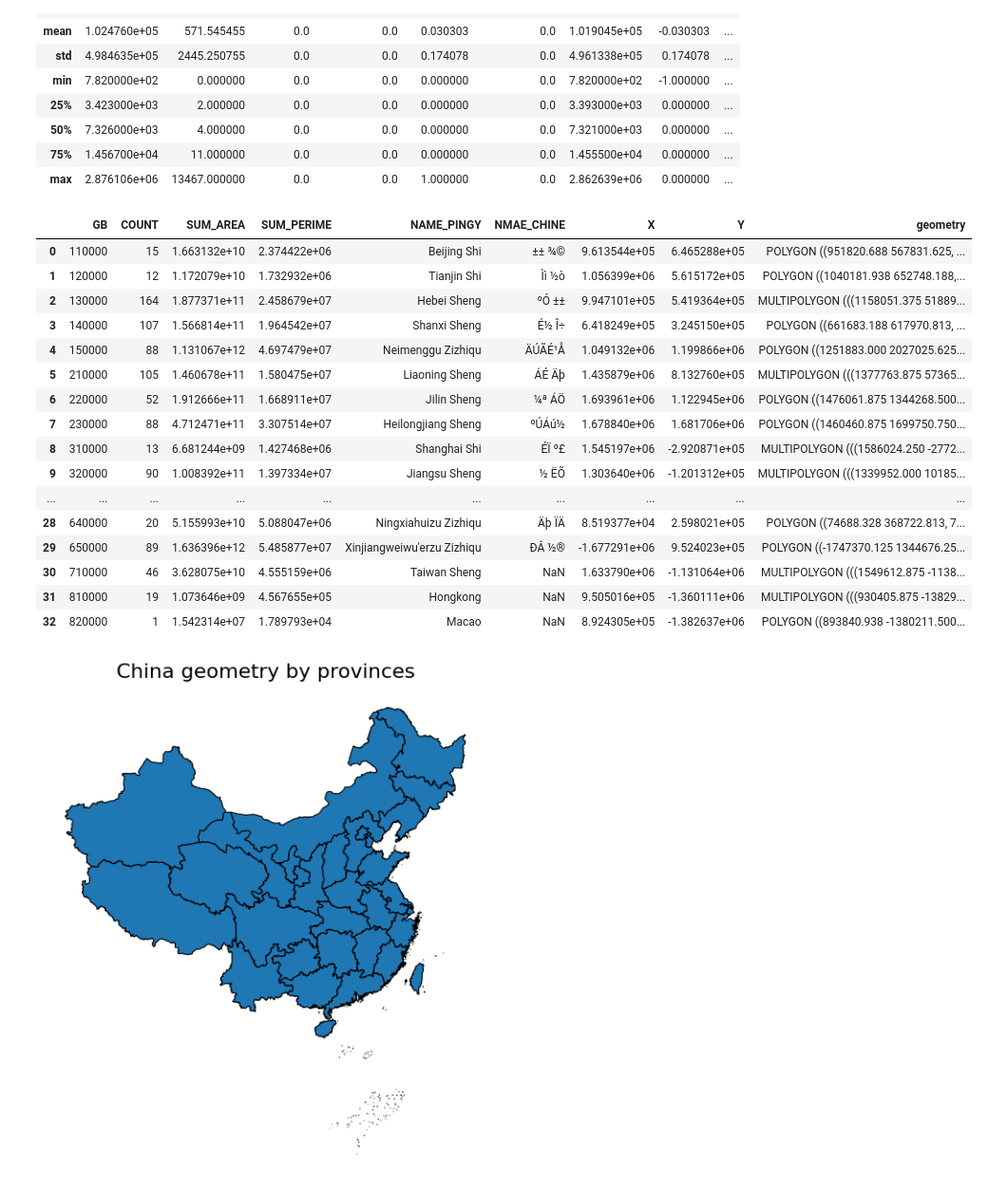
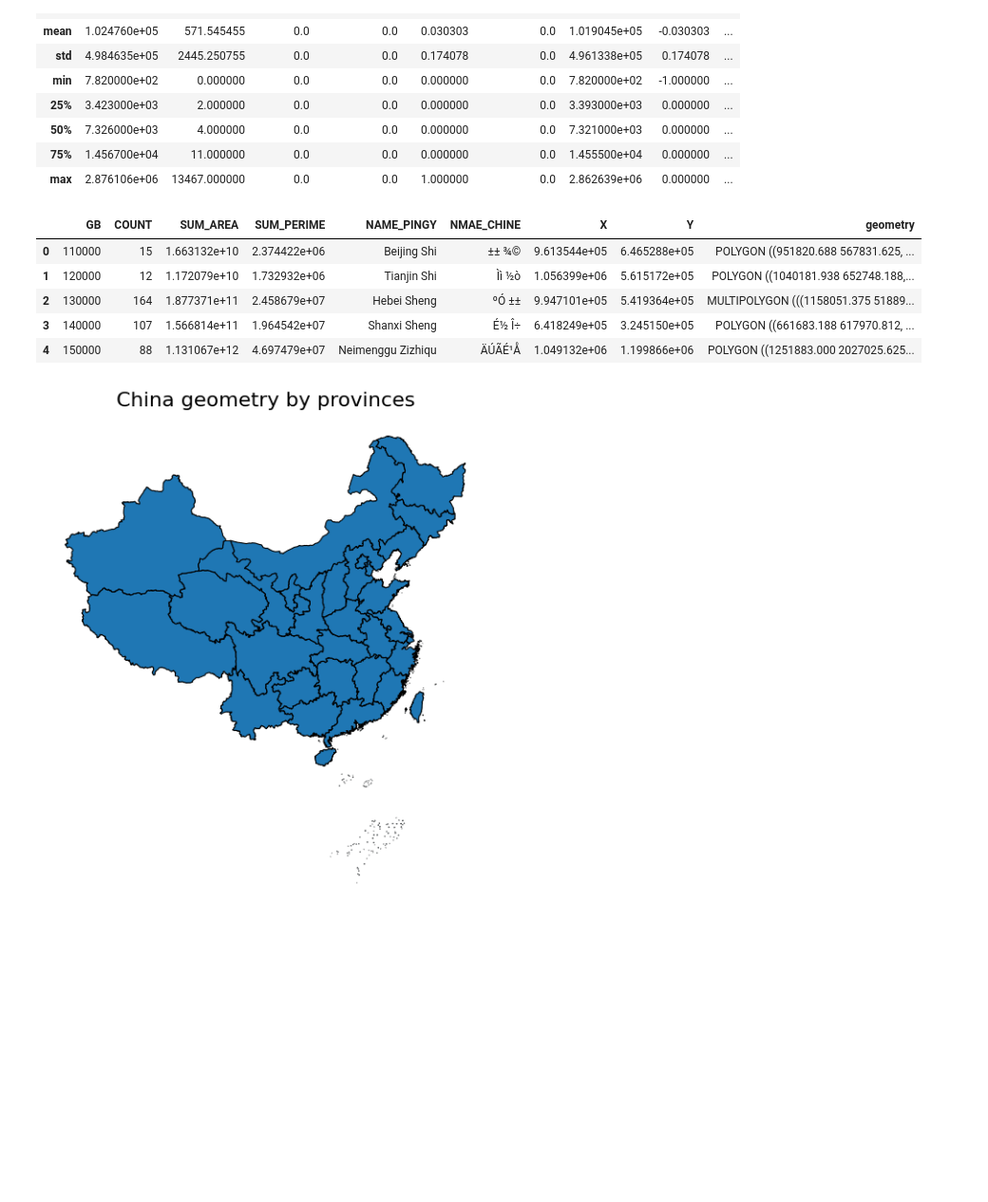
Before and after one commit to zinogore/IOD_mini_project1, a Jupyter notebook: Data_Preprocessing.ipynb, the cells around one changed output. Shown: that part at 95% size. Cells and saved outputs as stored; diff of their text form; code cells hidden in the pictures; blank space fills up the shorter version.

```diff
--- a/Data_Preprocessing.ipynb
+++ b/Data_Preprocessing.ipynb
@@ -87,27 +93,15 @@ from ydata_profiling import ProfileReport
 profile = ProfileReport(df_merged_report, title="Profiling Report")
 profile.to_file("merged_profiling_report.html")
 # %%
-import geopandas as gpd
 # CHN provincial shape file
-fp = r"C:\Users\Admin\OneDrive\Desktop\IOD\DATA\CHN_Provincial_Boundary_files\province.shp"
+fp = r"C:\Users\Admin\OneDrive\Desktop\IOD\IOD_mini_project1\CHN_Provincial_Boundary_files\province.shp" # rename root directory to your own directory
 map_df = gpd.read_file(fp)
-map_df
+map_df.head()
 # %% [output]
 |  | GB | COUNT | SUM_AREA | SUM_PERIME | NAME_PINGY | NMAE_CHINE | X | Y | geometry |
 | 0 | 110000 | 15 | 1.663132e+10 | 2.374422e+06 | Beijing Shi | ±± ¾© | 9.613544e+05 | 6.465288e+05 | POLYGON ((951820.688 567831.625, ... |
 | 1 | 120000 | 12 | 1.172079e+10 | 1.732932e+06 | Tianjin Shi | Ìì ½ò | 1.056399e+06 | 5.615172e+05 | POLYGON ((1040181.938 652748.188,... |
 | 2 | 130000 | 164 | 1.877371e+11 | 2.458679e+07 | Hebei Sheng | ºÓ ±± | 9.947101e+05 | 5.419364e+05 | MULTIPOLYGON (((1158051.375 51889... |
-| 3 | 140000 | 107 | 1.566814e+11 | 1.964542e+07 | Shanxi Sheng | É½ Î÷ | 6.418249e+05 | 3.245150e+05 | POLYGON ((661683.188 617970.813, ... |
+| 3 | 140000 | 107 | 1.566814e+11 | 1.964542e+07 | Shanxi Sheng | É½ Î÷ | 6.418249e+05 | 3.245150e+05 | POLYGON ((661683.188 617970.812, ... |
 | 4 | 150000 | 88 | 1.131067e+12 | 4.697479e+07 | Neimenggu Zizhiqu | ÄÚÃÉ¹Å | 1.049132e+06 | 1.199866e+06 | POLYGON ((1251883.000 2027025.625... |
-| 5 | 210000 | 105 | 1.460678e+11 | 1.580475e+07 | Liaoning Sheng | ÁÉ Äþ | 1.435879e+06 | 8.132760e+05 | MULTIPOLYGON (((1377763.875 57365... |
-| 6 | 220000 | 52 | 1.912666e+11 | 1.668911e+07 | Jilin Sheng | ¼ª ÁÖ | 1.693961e+06 | 1.122945e+06 | POLYGON ((1476061.875 1344268.500... |
-| 7 | 230000 | 88 | 4.712471e+11 | 3.307514e+07 | Heilongjiang Sheng | ºÚÁú½­ | 1.678840e+06 | 1.681706e+06 | POLYGON ((1460460.875 1699750.750... |
-| 8 | 310000 | 13 | 6.681244e+09 | 1.427468e+06 | Shanghai Shi | ÉÏ º£ | 1.545197e+06 | -2.920871e+05 | MULTIPOLYGON (((1586024.250 -2772... |
-| 9 | 320000 | 90 | 1.008392e+11 | 1.397334e+07 | Jiangsu Sheng | ½­ ËÕ | 1.303640e+06 | -1.201312e+05 | MULTIPOLYGON (((1339952.000 10185... |
-| ... | ... | ... | ... | ... | ... | ... | ... | ... | ... |
-| 28 | 640000 | 20 | 5.155993e+10 | 5.088047e+06 | Ningxiahuizu Zizhiqu | Äþ ÏÄ | 8.519377e+04 | 2.598021e+05 | POLYGON ((74688.328 368722.813, 7... |
-| 29 | 650000 | 89 | 1.636396e+12 | 5.485877e+07 | Xinjiangweiwu'erzu Zizhiqu | ÐÂ ½® | -1.677291e+06 | 9.524023e+05 | POLYGON ((-1747370.125 1344676.25... |
-| 30 | 710000 | 46 | 3.628075e+10 | 4.555159e+06 | Taiwan Sheng | NaN | 1.633790e+06 | -1.131064e+06 | MULTIPOLYGON (((1549612.875 -1138... |
-| 31 | 810000 | 19 | 1.073646e+09 | 4.567655e+05 | Hongkong | NaN | 9.505016e+05 | -1.360111e+06 | MULTIPOLYGON (((930405.875 -13829... |
-| 32 | 820000 | 1 | 1.542314e+07 | 1.789793e+04 | Macao | NaN | 8.924305e+05 | -1.382637e+06 | POLYGON ((893840.938 -1380211.500... |
 # %%
```
Also changed, not shown: parts of 18 cells of this notebook, 4 other files.
